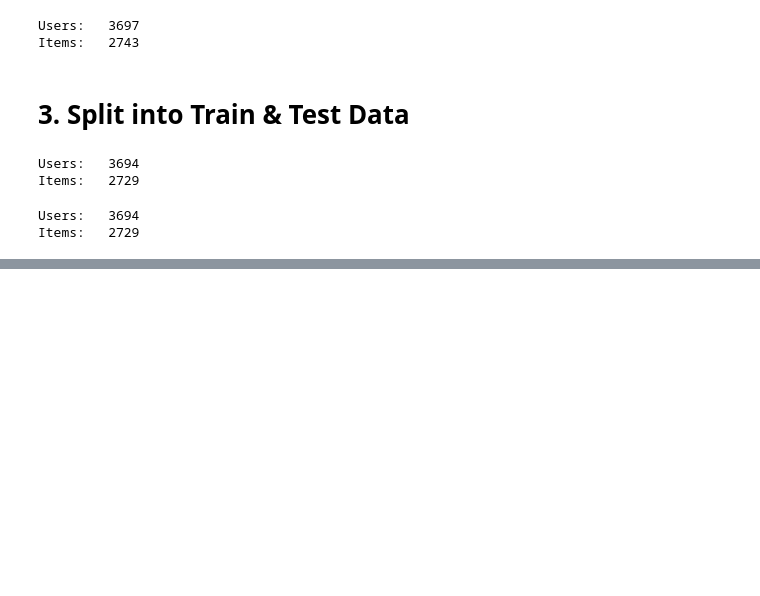
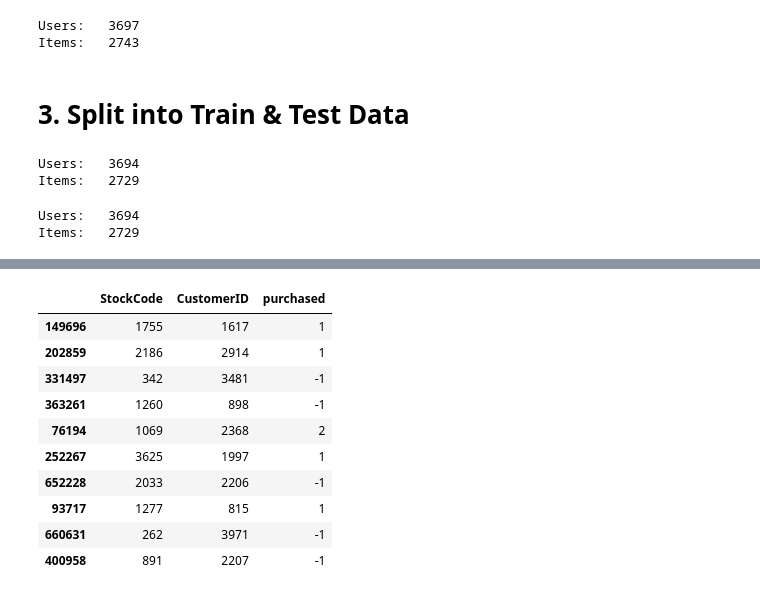
Before and after one commit to uadR1/Master-Thesis-Building-and-Evaluating-Candidate-Generation-Models-with-Neural-Networks, a Jupyter notebook: 02_Data_Preparation/01_OnlineRetail_Preparation.ipynb, the cells around one changed output, grey strips where cells are left out. Drawn from its saved outputs; the diff is of its cells as text; code cells hidden in the pictures; blank space fills up the shorter version.

```diff
--- a/02_Data_Preparation/01_OnlineRetail_Preparation.ipynb
+++ b/02_Data_Preparation/01_OnlineRetail_Preparation.ipynb
@@ -105,0 +299,6 @@ test.to_csv('../00_Data/online_retail_test.csv')
+# %%
+# Filter Out best Items
+df_top5_items = df_items[df_items['Purchases'] >= df_items['Purchases'].quantile(0.95)]
+
+# Number of top Items
+df_top5_items.shape[0]
@@ -105,0 +307,6 @@ test.to_csv('../00_Data/online_retail_test.csv')
+# %%
+# Save top Items in an array
+top5_perc_items = df_top5_items['StockCode'].unique()
+
+# Save all Users from df_rating in an array
+all_users = df_ratings['CustomerID'].unique()
@@ -105,0 +335,6 @@ test.to_csv('../00_Data/online_retail_test.csv')
+# %%
+# Insert a -1 in a new column as value for all rows
+top_potential_purchases['purchased'] = -1
+
+# Sanity check
+top_potential_purchases.head()
@@ -105,0 +348,20 @@ test.to_csv('../00_Data/online_retail_test.csv')
+# %%
+# Perform an Anti-Join between df_ratings and top_potential_purchases to find out combinations of CustomerID & StockCode that are only in top_potential purchases. Drop duplicates and concatenate to ratings
+
+# Perform the anti join by merging on 'StockCode' and 'CustomerID' using a 'left' join and adding an '_merge' indicator column
+popular_non_bought = top_potential_purchases.merge(df_ratings, on=['StockCode', 'CustomerID'], how='left', indicator=True)
+
+# Keep only the rows where the '_merge' indicator is 'left_only', meaning they only exist in the 'df' dataframe
+popular_non_bought = popular_non_bought[popular_non_bought['_merge'] == 'left_only']
+
+# Drop the '_merge' column and any additional columns from 'df_cancelled' that might have been added during the merge
+popular_non_bought = popular_non_bought.drop(columns=['_merge', 'purchased_y'])
+
+# Reset the index if needed
+popular_non_bought.reset_index(drop=True, inplace=True)
+
+# Rename purchased_x to purchased
+popular_non_bought = popular_non_bought.rename(columns={'purchased_x':'purchased'})
+
+# Show first Five rows
+popular_non_bought.head()
@@ -105,0 +375,18 @@ test.to_csv('../00_Data/online_retail_test.csv')
+# %%
+# Concatenat epopular_non_bought with df_ratings
+df_ratings = pd.concat([df_ratings, popular_non_bought], ignore_index=True)
+
+# Check sample
+df_ratings.sample(10)
+# %% [output]
+|  | StockCode | CustomerID | purchased |
+| 149696 | 1755 | 1617 | 1 |
+| 202859 | 2186 | 2914 | 1 |
+| 331497 | 342 | 3481 | -1 |
+| 363261 | 1260 | 898 | -1 |
+| 76194 | 1069 | 2368 | 2 |
+| 252267 | 3625 | 1997 | 1 |
+| 652228 | 2033 | 2206 | -1 |
+| 93717 | 1277 | 815 | 1 |
+| 660631 | 262 | 3971 | -1 |
+| 400958 | 891 | 2207 | -1 |
```
Also changed, not shown: parts of 26 cells of this notebook, 2 other files.
